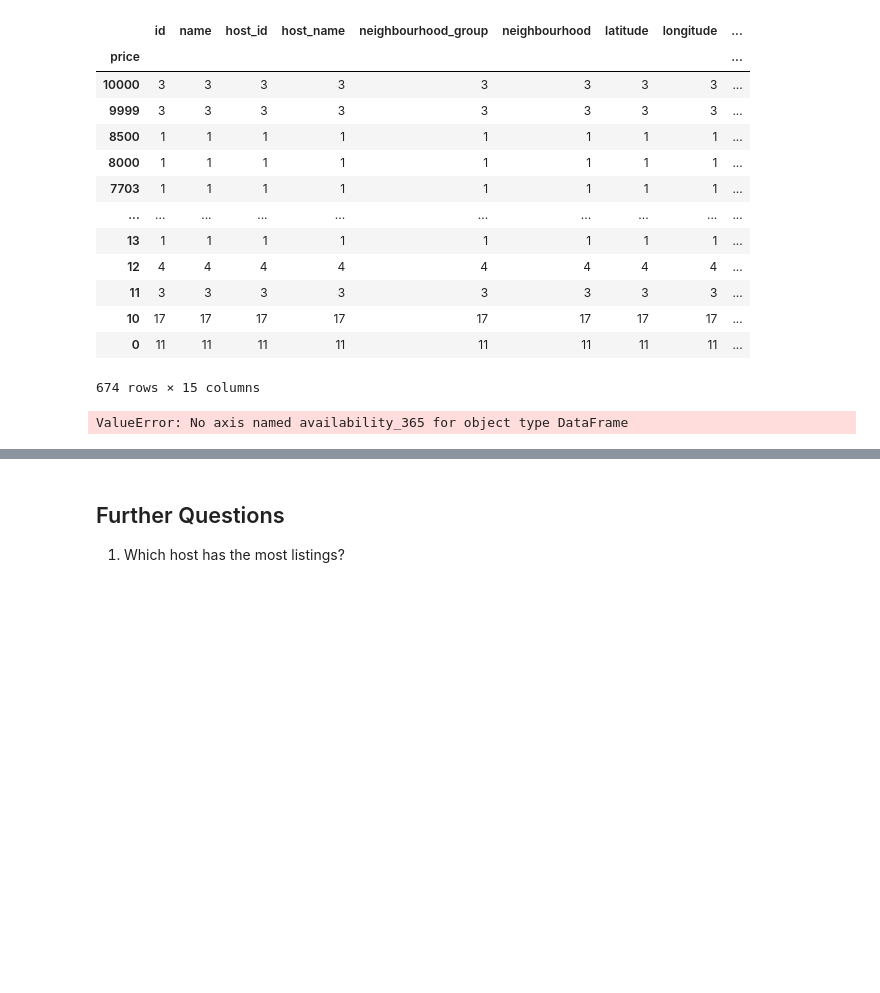
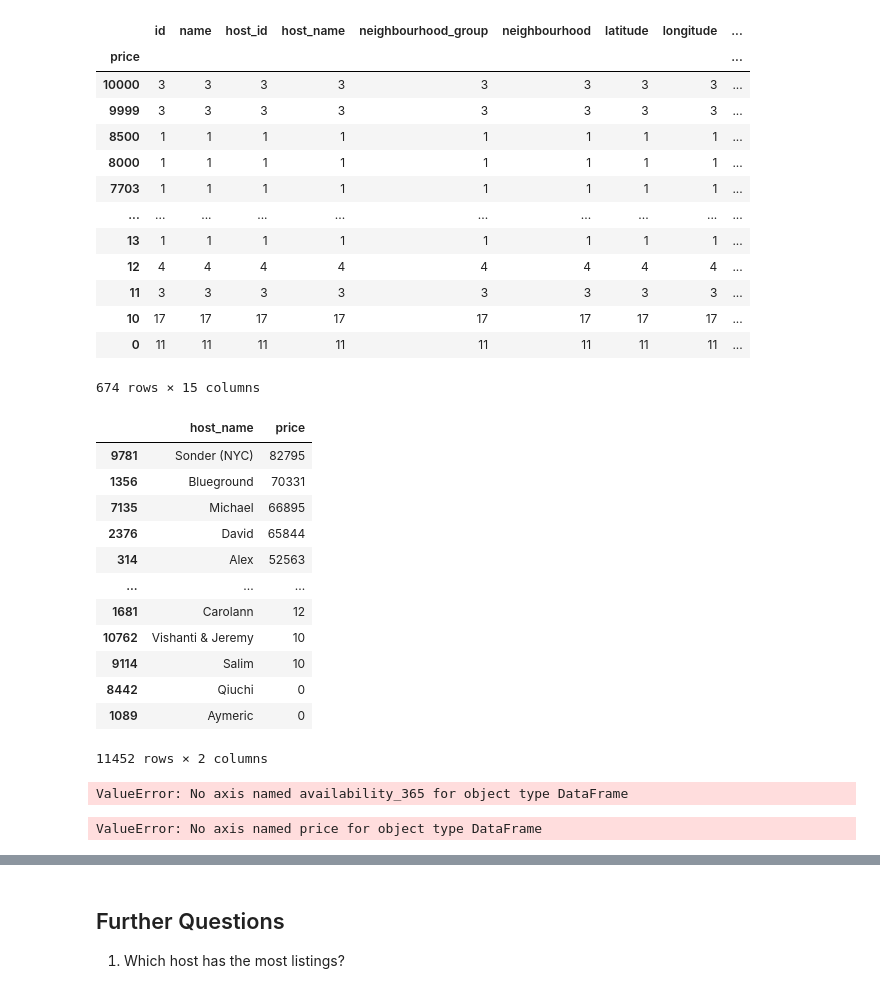
Before and after one commit to tschreiber1117/airbnbhomework, a Jupyter notebook: AirBnB Case Study Project Jupyter notebook.ipynb, the cells around one changed output, grey strips where cells are left out. Saved outputs shown, nothing was run; the diff lists cells and outputs as text; code cells hidden in the pictures; blank space fills up the shorter version.

```diff
--- a/AirBnB Case Study Project Jupyter notebook.ipynb
+++ b/AirBnB Case Study Project Jupyter notebook.ipynb
@@ -114,6 +114,22 @@ highprice
 674 rows × 15 columns
 # %%
 #Which top 5 hosts have the highest total price?
+tophost = air_bnb.groupby('host_name')['price'].sum().reset_index().sort_values('price', ascending=False)
+tophost
+# %% [output]
+|  | host_name | price |
+| 9781 | Sonder (NYC) | 82795 |
+| 1356 | Blueground | 70331 |
+| 7135 | Michael | 66895 |
+| 2376 | David | 65844 |
+| 314 | Alex | 52563 |
+| ... | ... | ... |
+| 1681 | Carolann | 12 |
+| 10762 | Vishanti & Jeremy | 10 |
+| 9114 | Salim | 10 |
+| 8442 | Qiuchi | 0 |
+| 1089 | Aymeric | 0 |
+11452 rows × 2 columns
 # %%
 # Who currently has no (zero) availability with a review count of 100 or more?
 #noavail = air_bnb.groupby('host_name', 'availability_365')['number_of_reviews'].sum(>100).reset_index().sort_values('availability_365', ascending=True)
@@ -128,5 +144,10 @@ noavail
 ValueError: No axis named availability_365 for object type DataFrame
 # %%
 # What host has the highest total of prices and where are they located?
+
+hightotal = air_bnb.groupby('host_name', 'price').mean().reset_index().sort_values('price', ascending=False)
+hightotal
+# %% [output]
+ValueError: No axis named price for object type DataFrame
 # %%
 # When did Danielle from Queens last receive a review?
```
Also changed, not shown: parts of 1 cell of this notebook.
